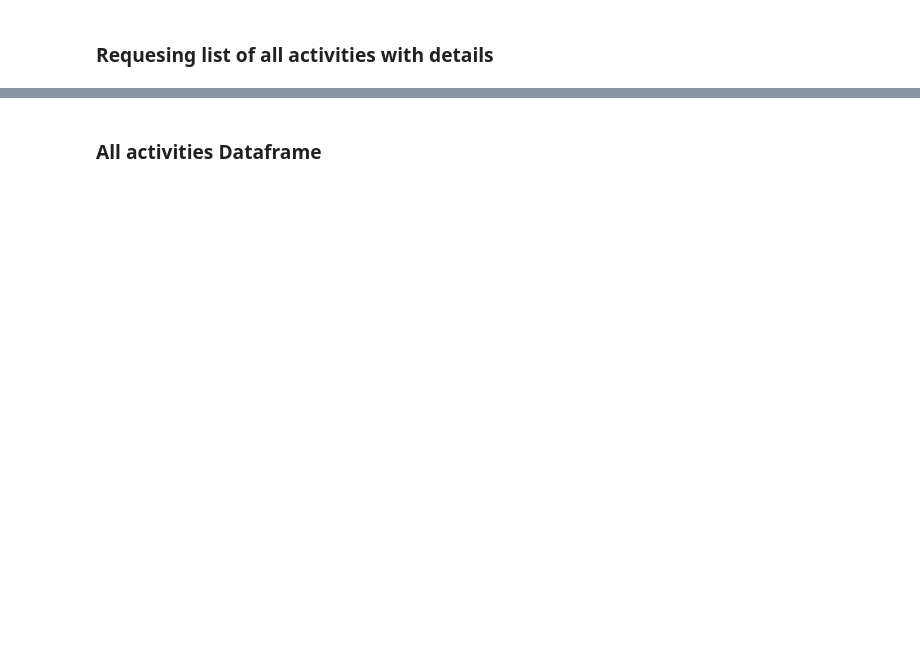
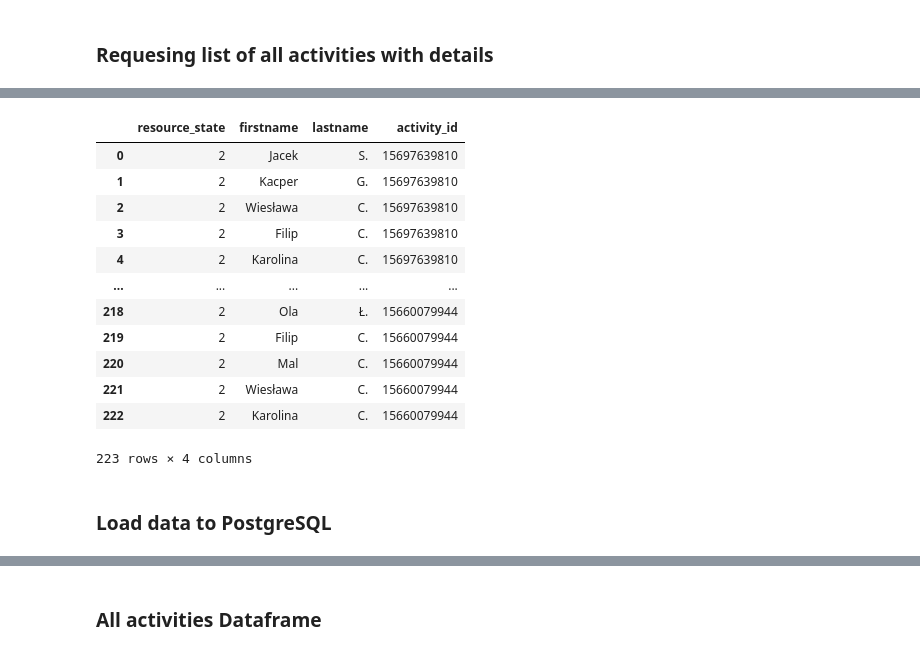
Before and after one commit to lowickib/Strava-Analytics, a Jupyter notebook: Strava_Analytics.ipynb, the cells around one changed output, grey strips where cells are left out. Saved outputs shown, nothing was run; the diff lists cells and outputs as text; code cells hidden in the pictures; blank space fills up the shorter version.

```diff
--- a/Strava_Analytics.ipynb
+++ b/Strava_Analytics.ipynb
@@ -15,11 +19,11 @@ pd.set_option('display.max_columns', None)
 ### Strava API setup
 # %%
 auth_url = 'https://www.strava.com/oauth/token'
-activites_url = 'https://www.strava_com/api/v3/athlete/activities'
+activites_url = 'https://www.strava.com/api/v3/athlete/activities'
 
 load_dotenv()
 payload = {
-    'client_id': os_getenv('CLIENT_ID'),
+    'client_id': os.getenv('CLIENT_ID'),
     'client_secret': os.getenv('CLIENT_SECRET'),
     'refresh_token': os.getenv('REFRESH_TOKEN'),
     'grant_type': 'refresh_token',
@@ -68,7 +76,7 @@ for count, activity in enumerate(all_activities):
     print(activity['name'])
     print(count)
 
-all_activities_df = pd.DataFrame(all_activities)
+all_activities_df = pd.json_normalize(all_activities, sep='_')
 # %% [output]
 Requesting Token...
 
@@ -90,5 +98,5 @@ Morning Run
 # %% [markdown]
 ### Limiting size of data download
 # %%
-top_n = 25
+top_n = 5
 all_activities_df = all_activities_df.iloc[:top_n]
@@ -127,0 +158,27 @@ Getting details of each activity
+# %%
+print('Requesting Token...\n')
+res = requests.post(auth_url, data=payload, verify=False) # auth_url & payload referenced in code already above
+access_token = res.json()['access_token']
+header = {'Authorization': 'Bearer ' + access_token}
+print('Access Token = {}\n'.format(access_token))
+
+all_activities_kudos = []
+count = 0
+
+print('Calculating time to get all activities details....\n')
+print(all_activities_df.shape[0] * 8 / 60, ' minutes to obtain data')
+
+print('Getting details of each activity')
+for index, row in tqdm(all_activities_df.iterrows(), total=all_activities_df.shape[0]):
+    get_kudos_url = 'https://www.strava.com/api/v3/activities/{}/kudos'.format(row['id'])
+    try:
+        activity_kudos = requests.get(get_kudos_url, headers=header).json()
+        if len(activity_kudos) > 0:
+            for kudos in activity_kudos:
+                kudos['activity_id'] = row['id']
+                all_activities_kudos.extend(activity_kudos)
+        time.sleep(random.randint(7, 9))
+    except requests.exception.RequestException as e:
+        raise SystemExit(e)
+
+all_activities_kudos_df = pd.json_normalize(all_activities_kudos, sep='_')
@@ -127,0 +194,18 @@ Getting details of each activity
+# %%
+all_activities_kudos_df
+# %% [output]
+|  | resource_state | firstname | lastname | activity_id |
+| 0 | 2 | Jacek | S. | 15697639810 |
+| 1 | 2 | Kacper | G. | 15697639810 |
+| 2 | 2 | Wiesława | C. | 15697639810 |
+| 3 | 2 | Filip | C. | 15697639810 |
+| 4 | 2 | Karolina | C. | 15697639810 |
+| ... | ... | ... | ... | ... |
+| 218 | 2 | Ola | Ł. | 15660079944 |
+| 219 | 2 | Filip | C. | 15660079944 |
+| 220 | 2 | Mal | C. | 15660079944 |
+| 221 | 2 | Wiesława | C. | 15660079944 |
+| 222 | 2 | Karolina | C. | 15660079944 |
+223 rows × 4 columns
+# %% [markdown]
+### Load data to PostgreSQL
```
Also changed, not shown: parts of 10 cells of this notebook.
